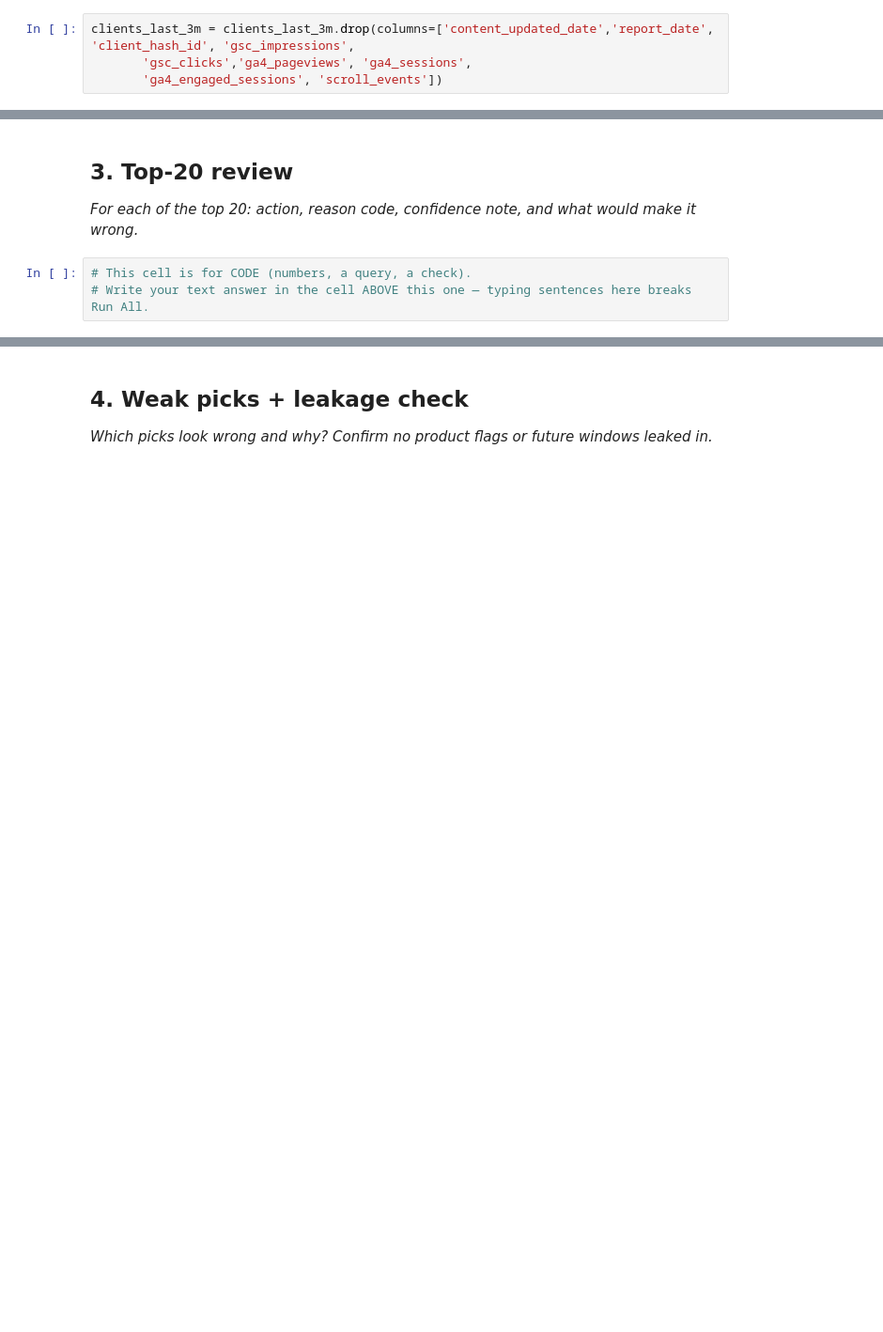
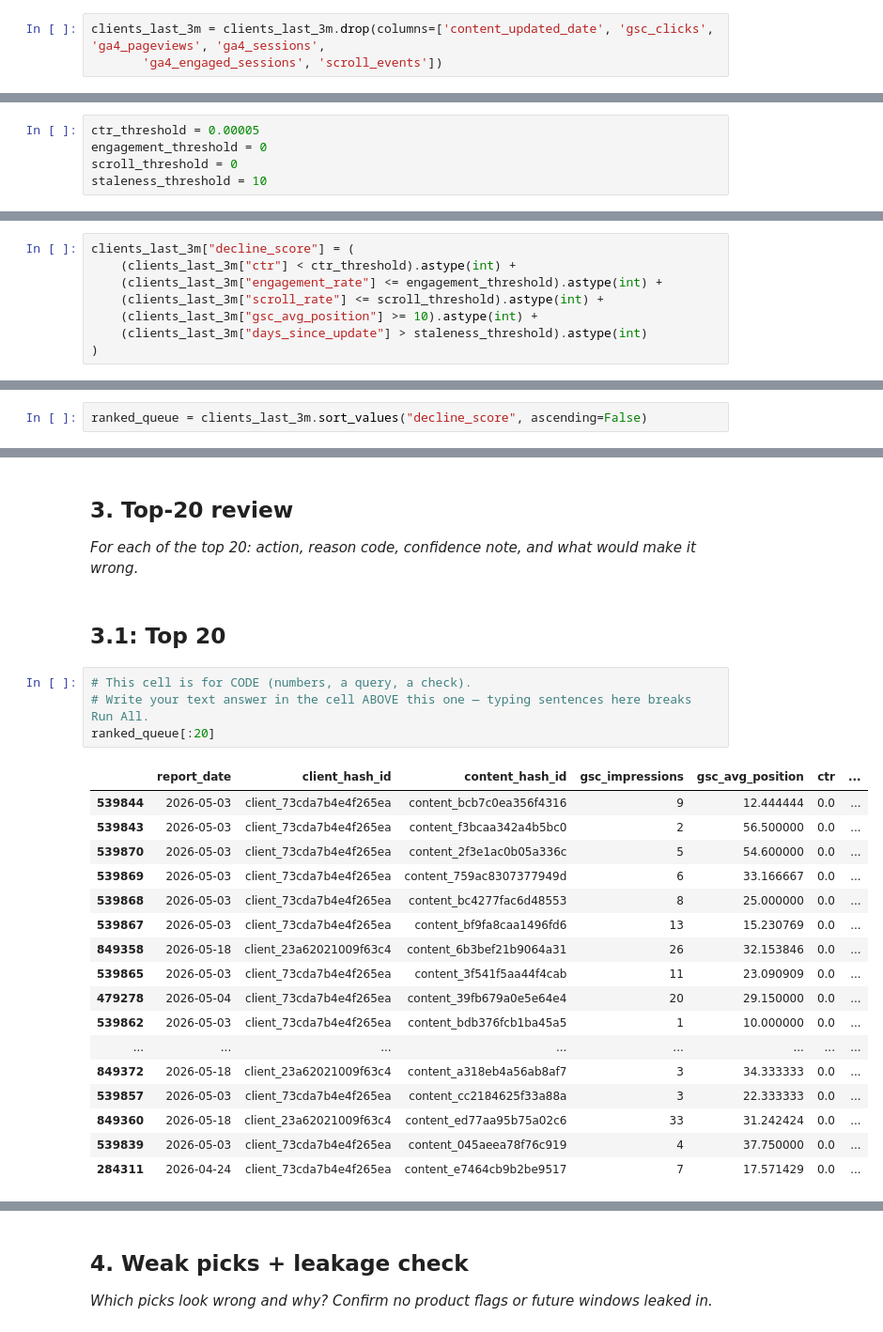
Before and after one commit to MuhammadFaizan0023/FlyRank_ML_internship_repo, a Jupyter notebook: work/notebooks/w04_baseline_score.ipynb, the cells around one changed output, grey strips where cells are left out. Shown at 94% size. Drawn from its saved outputs; the diff is of its cells as text; blank space fills up the shorter version.

```diff
--- a/work/notebooks/w04_baseline_score.ipynb
+++ b/work/notebooks/w04_baseline_score.ipynb
@@ -170,4 +148,3 @@ Index(['report_date', 'client_hash_id', 'content_hash_id', 'gsc_impressions',
 # %%
-clients_last_3m = clients_last_3m.drop(columns=['content_updated_date','report_date', 'client_hash_id', 'gsc_impressions',
-       'gsc_clicks','ga4_pageviews', 'ga4_sessions',
+clients_last_3m = clients_last_3m.drop(columns=['content_updated_date', 'gsc_clicks', 'ga4_pageviews', 'ga4_sessions',
        'ga4_engaged_sessions', 'scroll_events'])
@@ -201,0 +291,5 @@ scroll_rate_threshold = 300
+# %%
+ctr_threshold = 0.00005
+engagement_threshold = 0
+scroll_threshold = 0
+staleness_threshold = 10
@@ -201,0 +298,8 @@ scroll_rate_threshold = 300
+# %%
+clients_last_3m["decline_score"] = (
+    (clients_last_3m["ctr"] < ctr_threshold).astype(int) +
+    (clients_last_3m["engagement_rate"] <= engagement_threshold).astype(int) +
+    (clients_last_3m["scroll_rate"] <= scroll_threshold).astype(int) +
+    (clients_last_3m["gsc_avg_position"] >= 10).astype(int) +
+    (clients_last_3m["days_since_update"] > staleness_threshold).astype(int)
+)
@@ -201,0 +308,2 @@ scroll_rate_threshold = 300
+# %%
+ranked_queue = clients_last_3m.sort_values("decline_score", ascending=False)
@@ -203,6 +349,27 @@ scroll_rate_threshold = 300
 ## 3. Top-20 review
 
 *For each of the top 20: action, reason code, confidence note, and what would make it wrong.*
+# %% [markdown]
+<h2>3.1: Top 20</h2>
 # %%
 # This cell is for CODE (numbers, a query, a check).
 # Write your text answer in the cell ABOVE this one — typing sentences here breaks Run All.
+ranked_queue[:20]
+# %% [output]
+|  | report_date | client_hash_id | content_hash_id | gsc_impressions | gsc_avg_position | ctr | ... |
+| 539844 | 2026-05-03 | client_73cda7b4e4f265ea | content_bcb7c0ea356f4316 | 9 | 12.444444 | 0.0 | ... |
+| 539843 | 2026-05-03 | client_73cda7b4e4f265ea | content_f3bcaa342a4b5bc0 | 2 | 56.500000 | 0.0 | ... |
+| 539870 | 2026-05-03 | client_73cda7b4e4f265ea | content_2f3e1ac0b05a336c | 5 | 54.600000 | 0.0 | ... |
+| 539869 | 2026-05-03 | client_73cda7b4e4f265ea | content_759ac8307377949d | 6 | 33.166667 | 0.0 | ... |
+| 539868 | 2026-05-03 | client_73cda7b4e4f265ea | content_bc4277fac6d48553 | 8 | 25.000000 | 0.0 | ... |
+| 539867 | 2026-05-03 | client_73cda7b4e4f265ea | content_bf9fa8caa1496fd6 | 13 | 15.230769 | 0.0 | ... |
+| 849358 | 2026-05-18 | client_23a62021009f63c4 | content_6b3bef21b9064a31 | 26 | 32.153846 | 0.0 | ... |
+| 539865 | 2026-05-03 | client_73cda7b4e4f265ea | content_3f541f5aa44f4cab | 11 | 23.090909 | 0.0 | ... |
+| 479278 | 2026-05-04 | client_73cda7b4e4f265ea | content_39fb679a0e5e64e4 | 20 | 29.150000 | 0.0 | ... |
+| 539862 | 2026-05-03 | client_73cda7b4e4f265ea | content_bdb376fcb1ba45a5 | 1 | 10.000000 | 0.0 | ... |
+| ... | ... | ... | ... | ... | ... | ... | ... |
+| 849372 | 2026-05-18 | client_23a62021009f63c4 | content_a318eb4a56ab8af7 | 3 | 34.333333 | 0.0 | ... |
+| 539857 | 2026-05-03 | client_73cda7b4e4f265ea | content_cc2184625f33a88a | 3 | 22.333333 | 0.0 | ... |
+| 849360 | 2026-05-18 | client_23a62021009f63c4 | content_ed77aa95b75a02c6 | 33 | 31.242424 | 0.0 | ... |
+| 539839 | 2026-05-03 | client_73cda7b4e4f265ea | content_045aeea78f76c919 | 4 | 37.750000 | 0.0 | ... |
+| 284311 | 2026-04-24 | client_73cda7b4e4f265ea | content_e7464cb9b2be9517 | 7 | 17.571429 | 0.0 | ... |
```
Also changed, not shown: parts of 41 cells of this notebook.
